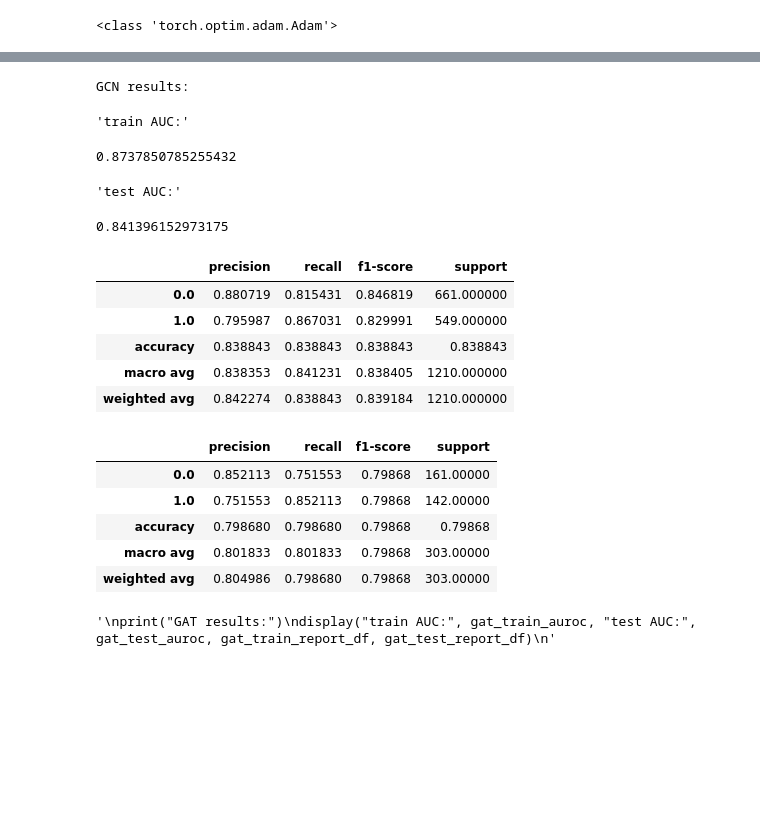
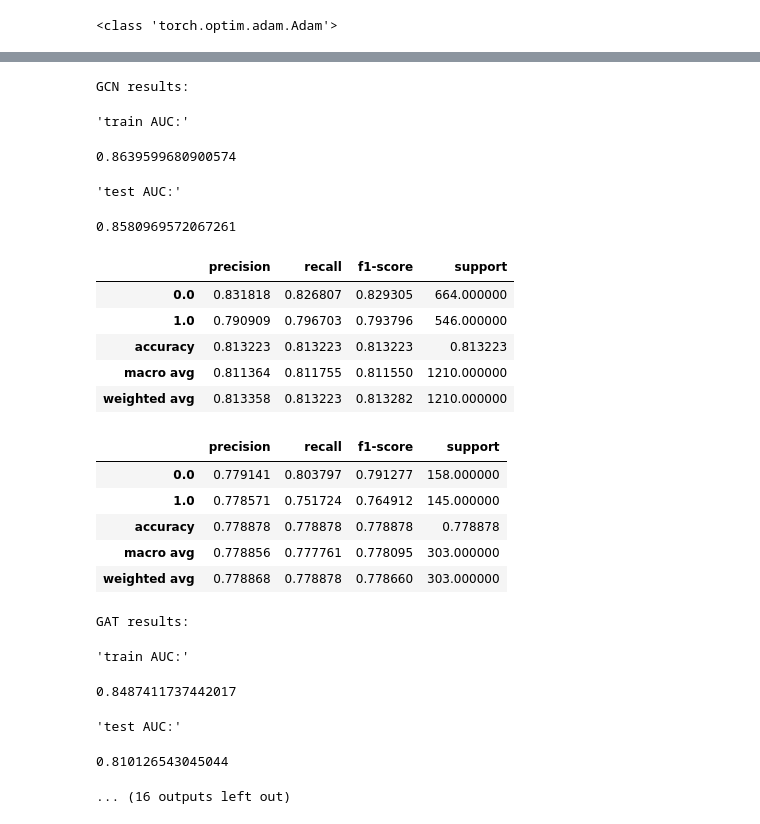
Before and after one commit to lnsayer/personal_repo, a Jupyter notebook: drug discovery with BACE dataset/graph_classification_bace_dataset.ipynb, the cells around one changed output, grey strips where cells are left out. Drawn from its saved outputs; the diff is of its cells as text; code cells hidden in the pictures; blank space fills up the shorter version.

```diff
--- a/drug discovery with BACE dataset/graph_classification_bace_dataset.ipynb
+++ b/drug discovery with BACE dataset/graph_classification_bace_dataset.ipynb
@@ -627,12 +665,13 @@ torch.manual_seed(42)
 num_features = next(iter(train_dataloader)).x.shape[1]
 num_hidden_channels = 128
 num_out_channels = 2
-nb_epochs = 150
-pool_method = global_max_pool
+# with global mean pooling, best is around 100 epochs
+nb_epochs = 100
+pool_method = global_mean_pool
 use_edge_attr=True
 
 # Instantiating GCN Classifier
-model = GCNClassifier(num_features, num_hidden_channels, num_out_channels, pool_method, use_edge_attr)
+model = GCNClassifier(num_features, num_hidden_channels, num_out_channels, pool_method)
 
 # Instantiate optimizer and loss function
 adam_optimizer = torch.optim.Adam(model.parameters(), lr=0.001)
@@ -724,23 +779,25 @@ num_features = next(iter(train_dataloader)).x.shape[1]
 num_hidden_channels = 64
 num_out_channels = 2
 heads=4
-nb_epochs = 150
+# with no edge attributes, global mean pooling best is 70 epochs
+nb_epochs = 70
+use_edge_attr = False
+pool_method = global_mean_pool
 
 # Instantiating GAT Classifier
-gat_model = GATClassifier(num_features, num_hidden_channels, num_out_channels, heads)
+gat_model = GATClassifier(num_features, num_hidden_channels, num_out_channels, heads, pool_method, use_edge_attr)
 
 # Instantiate optimizer and loss function
 adam_optimizer = torch.optim.Adam(gat_model.parameters(), lr=0.001, weight_decay=1e-4)
 sgd_optimizer = torch.optim.SGD(gat_model.parameters())
 criterion = torch.nn.CrossEntropyLoss()
 
-"""
+
 gat_results = train(gat_model,
       train_dataloader,
       test_dataloader,
       adam_optimizer,
       loss_fn = criterion,
       epochs = nb_epochs)
-"""
 # %% [output]
 [interactive output not drawn]
@@ -765,23 +840,24 @@ test_dataloader = DataLoader(test_dataset, batch_size=32, shuffle=True)
 num_features = next(iter(train_dataloader)).x.shape[1]
 num_hidden_channels = 64
 num_out_channels = 2
-nb_epochs = 150
+# global mean pooling, best is 50 epochs
+nb_epochs = 50
+pool_method = global_mean_pool
 
 # Instantiating GAT Classifier
-graphconv_model = GraphConvClassifier(num_features, num_hidden_channels, num_out_channels)
+graphconv_model = GraphConvClassifier(num_features, num_hidden_channels, num_out_channels, pool_method)
 
 # Instantiate optimizer and loss function
 adam_optimizer = torch.optim.Adam(graphconv_model.parameters(), lr=0.001, weight_decay=1e-4)
 sgd_optimizer = torch.optim.SGD(graphconv_model.parameters())
 criterion = torch.nn.CrossEntropyLoss()
 
-"""
+
 graphconv_results = train(graphconv_model,
       train_dataloader,
       test_dataloader,
       adam_optimizer,
       loss_fn = criterion,
       epochs = nb_epochs)
-"""
 # %% [output]
 [interactive output not drawn]
@@ -848,27 +929,43 @@ loss_and_acc_plots(graphconv_results)
+# %%
+gat_train_auroc, gat_test_auroc, gat_train_report_df, gat_test_report_df = metric_func(gat_model, train_dataset, test_dataset)
+
+graphconv_train_auroc, graphconv_test_auroc, graphconv_train_report_df, graphconv_test_report_df = metric_func(graphconv_model, train_dataset, test_dataset)
+
+ginconv_train_auroc, ginconv_test_auroc, ginconv_train_report_df, ginconv_test_report_df = metric_func(ginconv_model, train_dataset, test_dataset)
 # %%
 
 print("GCN results:")
 display("train AUC:", train_auroc, "test AUC:", test_auroc, train_report_df, test_report_df)
-"""
+
 print("GAT results:")
 display("train AUC:", gat_train_auroc, "test AUC:", gat_test_auroc, gat_train_report_df, gat_test_report_df)
-"""
+
+print("GraphConv results:")
+display("train AUC:", graphconv_train_auroc, "test AUC:", graphconv_test_auroc, graphconv_train_report_df, graphconv_test_report_df)
+
+print("GinConv results:")
+display("train AUC:", ginconv_train_auroc, "test AUC:", ginconv_test_auroc, ginconv_train_report_df, ginconv_test_report_df)
 # %% [output]
 GCN results:
 'train AUC:'
-0.8737850785255432
+0.8639599680900574
 'test AUC:'
-0.841396152973175
+0.8580969572067261
 |  | precision | recall | f1-score | support |
-| 0.0 | 0.880719 | 0.815431 | 0.846819 | 661.000000 |
-| 1.0 | 0.795987 | 0.867031 | 0.829991 | 549.000000 |
-| accuracy | 0.838843 | 0.838843 | 0.838843 | 0.838843 |
-| macro avg | 0.838353 | 0.841231 | 0.838405 | 1210.000000 |
-| weighted avg | 0.842274 | 0.838843 | 0.839184 | 1210.000000 |
+| 0.0 | 0.831818 | 0.826807 | 0.829305 | 664.000000 |
+| 1.0 | 0.790909 | 0.796703 | 0.793796 | 546.000000 |
+| accuracy | 0.813223 | 0.813223 | 0.813223 | 0.813223 |
+| macro avg | 0.811364 | 0.811755 | 0.811550 | 1210.000000 |
+| weighted avg | 0.813358 | 0.813223 | 0.813282 | 1210.000000 |
 |  | precision | recall | f1-score | support |
-| 0.0 | 0.852113 | 0.751553 | 0.79868 | 161.00000 |
-| 1.0 | 0.751553 | 0.852113 | 0.79868 | 142.00000 |
-| accuracy | 0.798680 | 0.798680 | 0.79868 | 0.79868 |
-| macro avg | 0.801833 | 0.801833 | 0.79868 | 303.00000 |
-| weighted avg | 0.804986 | 0.798680 | 0.79868 | 303.00000 |
+| 0.0 | 0.779141 | 0.803797 | 0.791277 | 158.000000 |
+| 1.0 | 0.778571 | 0.751724 | 0.764912 | 145.000000 |
+| accuracy | 0.778878 | 0.778878 | 0.778878 | 0.778878 |
+| macro avg | 0.778856 | 0.777761 | 0.778095 | 303.000000 |
+| weighted avg | 0.778868 | 0.778878 | 0.778660 | 303.000000 |
-'\nprint("GAT results:")\ndisplay("train AUC:", gat_train_auroc, "test AUC:", gat_test_auroc, gat_train_report_df, gat_test_report_df)\n'
+GAT results:
+'train AUC:'
+0.8487411737442017
+'test AUC:'
+0.810126543045044
+... (16 outputs left out)
```
Also changed, not shown: parts of 25 cells of this notebook.
